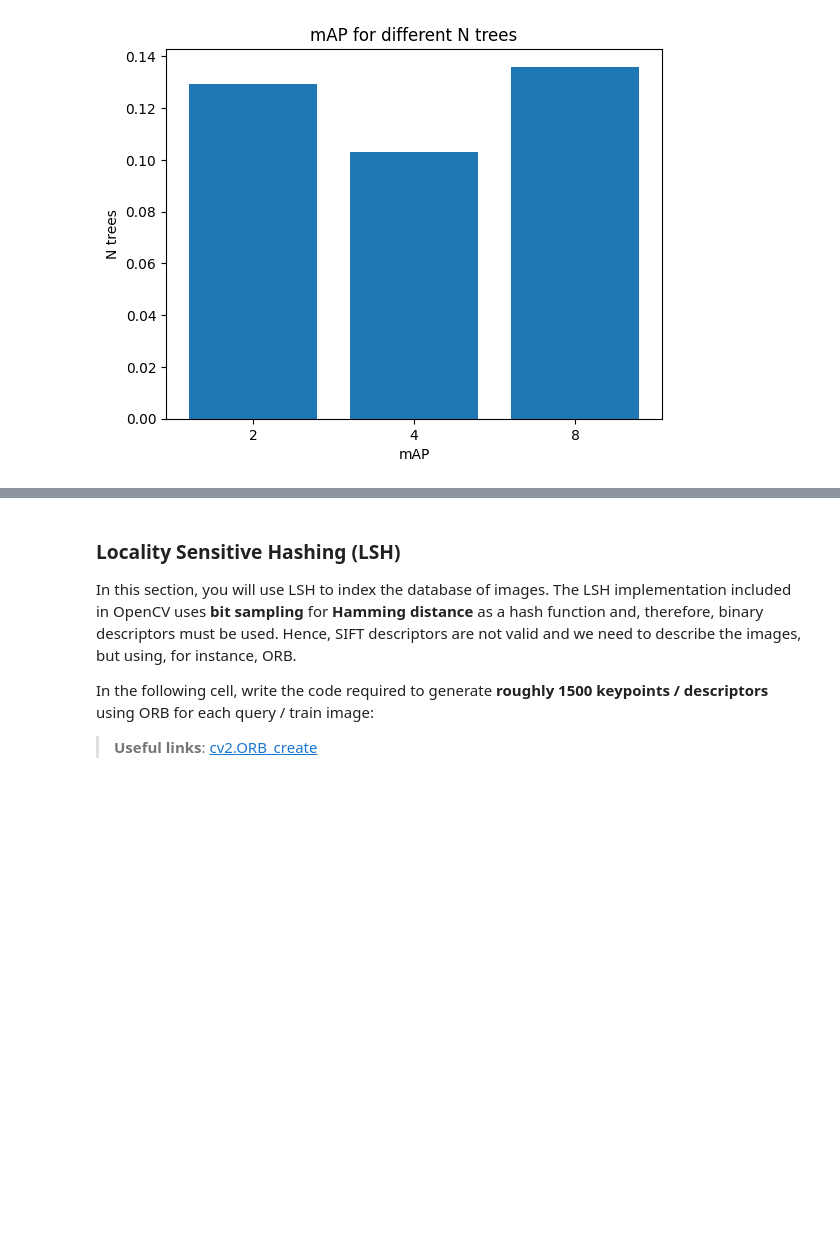
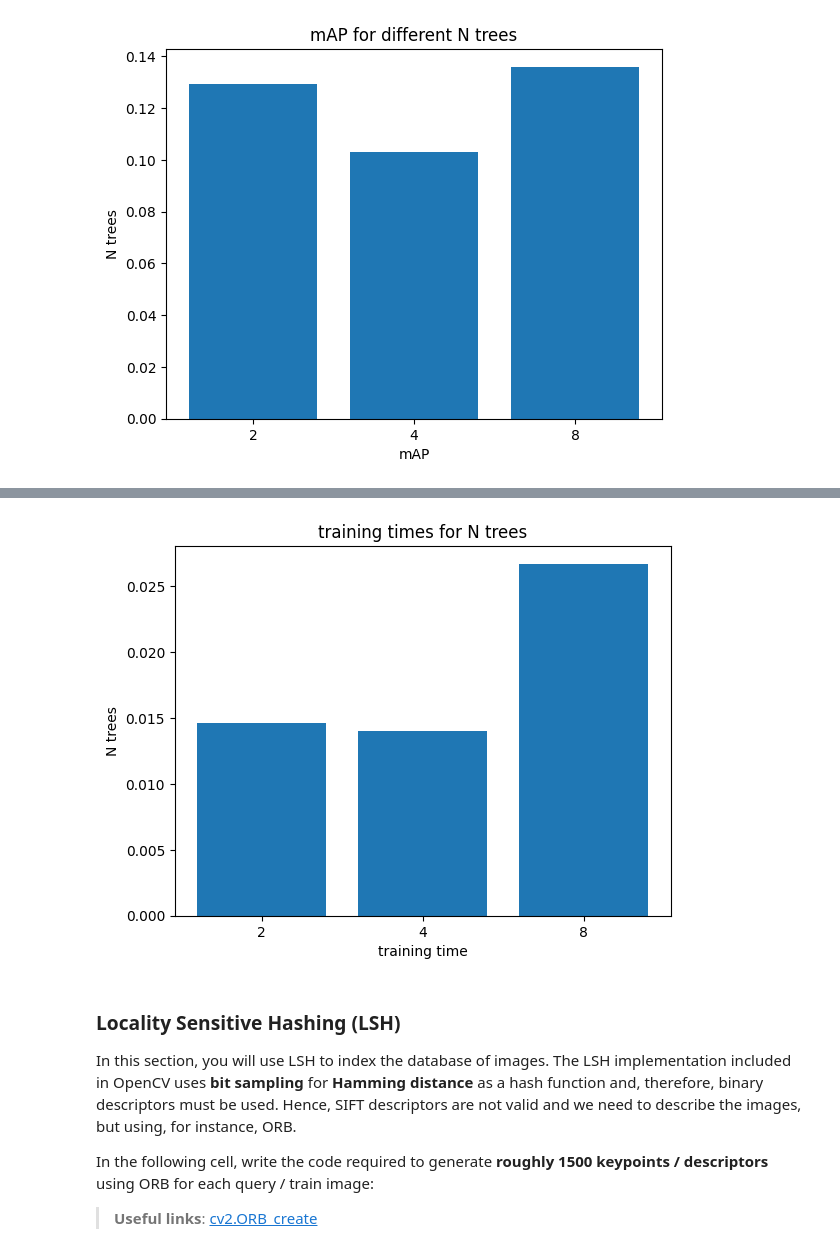
Before and after one commit to claredavies/ImageIndexing, a Jupyter notebook: Image_Indexing_Assignment2.ipynb, the cells around one changed output, grey strips where cells are left out. Cells and saved outputs as stored; diff of their text form; code cells hidden in the pictures; blank space fills up the shorter version.

```diff
--- a/Image_Indexing_Assignment2.ipynb
+++ b/Image_Indexing_Assignment2.ipynb
@@ -382,3 +425,7 @@ plot_chart(mAP_scores_kdtree, labels_kdtree, "mAP for different N trees", "mAP",
+# %%
+plot_chart(train_time_kdtree, labels_kdtree, "training times for N trees", "training time", "N trees")
+# %% [output]
+[figure, added]
 # %% [markdown]
 ### Locality Sensitive Hashing (LSH)
 In this section, you will use LSH to index the database of images. The LSH implementation included in OpenCV uses **bit sampling** for **Hamming distance** as a hash function and, therefore, binary descriptors must be used. Hence, SIFT descriptors are not valid and we need to describe the images, but using, for instance, ORB.
```
Also changed, not shown: parts of 33 cells of this notebook.
